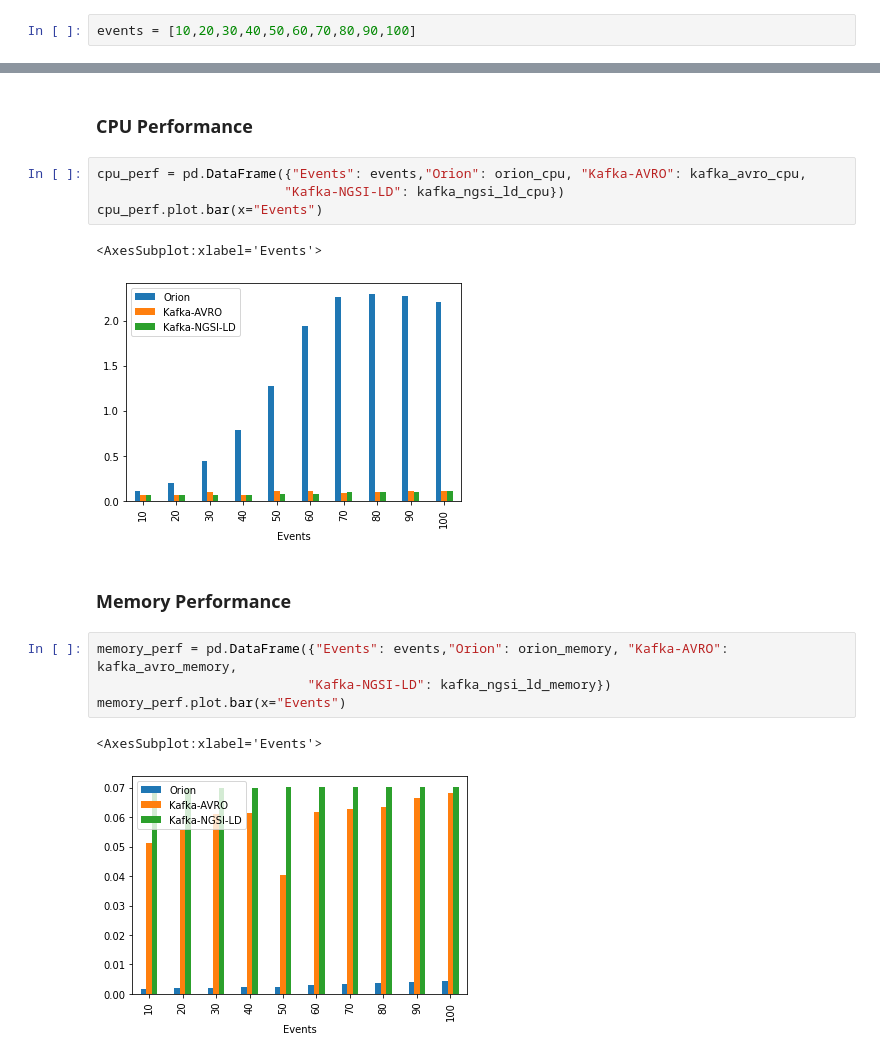
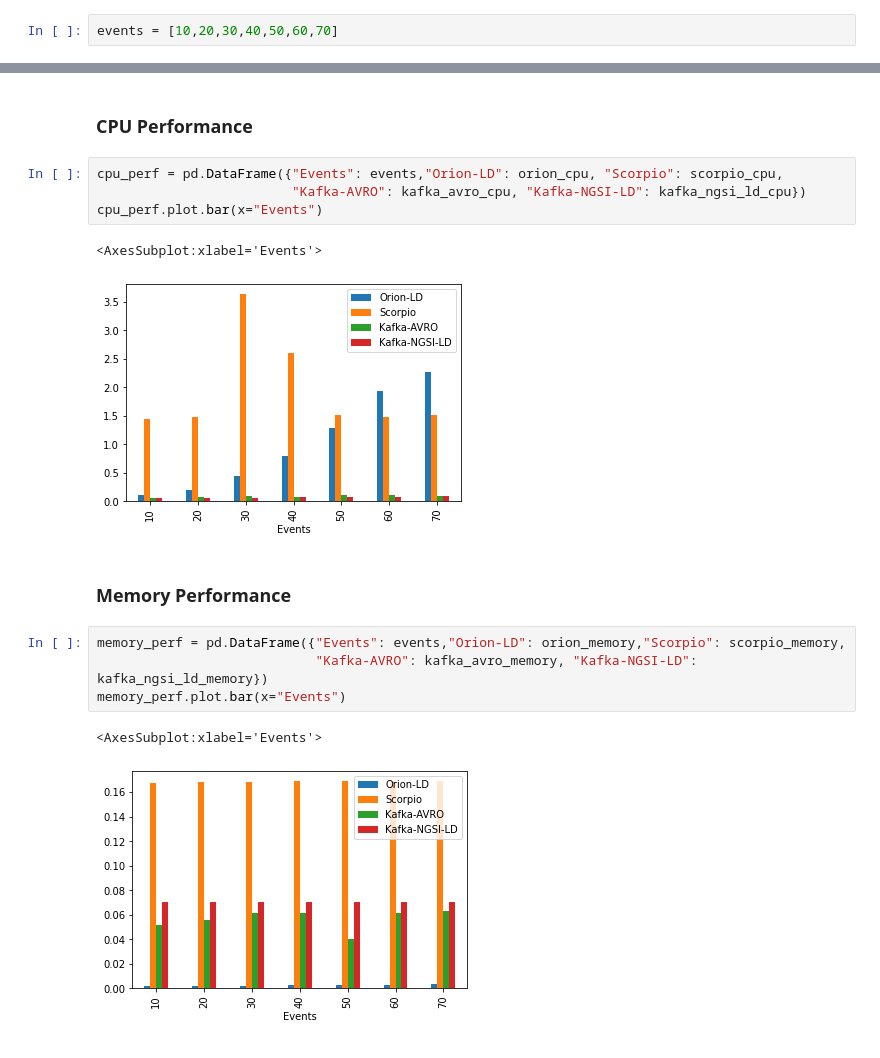
Before and after one commit to giros-dit/cim-prometheus-pipelines, a Jupyter notebook: Experiments.ipynb, the cells around one changed output, grey strips where cells are left out. Cells and saved outputs as stored; diff of their text form.

```diff
--- a/Experiments.ipynb
+++ b/Experiments.ipynb
@@ -14,7 +14,7 @@ pd.set_option('display.float_format', lambda x: '%.3f' % x)
 # %% [markdown]
 Set list with number events per second configured for each experiment.
 # %%
-events = [10,20,30,40,50,60,70,80,90,100]
+events = [10,20,30,40,50,60,70]
 # %% [markdown]
 ### Scorpio
 # %%
@@ -219,18 +221,18 @@ for event in events:
 # %% [markdown]
 ### CPU Performance
 # %%
-cpu_perf = pd.DataFrame({"Events": events,"Orion": orion_cpu, "Kafka-AVRO": kafka_avro_cpu,
-                        "Kafka-NGSI-LD": kafka_ngsi_ld_cpu})
+cpu_perf = pd.DataFrame({"Events": events,"Orion-LD": orion_cpu, "Scorpio": scorpio_cpu,
+                         "Kafka-AVRO": kafka_avro_cpu, "Kafka-NGSI-LD": kafka_ngsi_ld_cpu})
 cpu_perf.plot.bar(x="Events")
 # %% [output]
 <AxesSubplot:xlabel='Events'>
-[figure, old version]
+[figure, new version]
 # %% [markdown]
 ### Memory Performance
 # %%
-memory_perf = pd.DataFrame({"Events": events,"Orion": orion_memory, "Kafka-AVRO": kafka_avro_memory,
-                           "Kafka-NGSI-LD": kafka_ngsi_ld_memory})
+memory_perf = pd.DataFrame({"Events": events,"Orion-LD": orion_memory,"Scorpio": scorpio_memory,
+                            "Kafka-AVRO": kafka_avro_memory, "Kafka-NGSI-LD": kafka_ngsi_ld_memory})
 memory_perf.plot.bar(x="Events")
 # %% [output]
 <AxesSubplot:xlabel='Events'>
-[figure, old version]
+[figure, new version]
```
Also changed, not shown: parts of 3 cells of this notebook.
